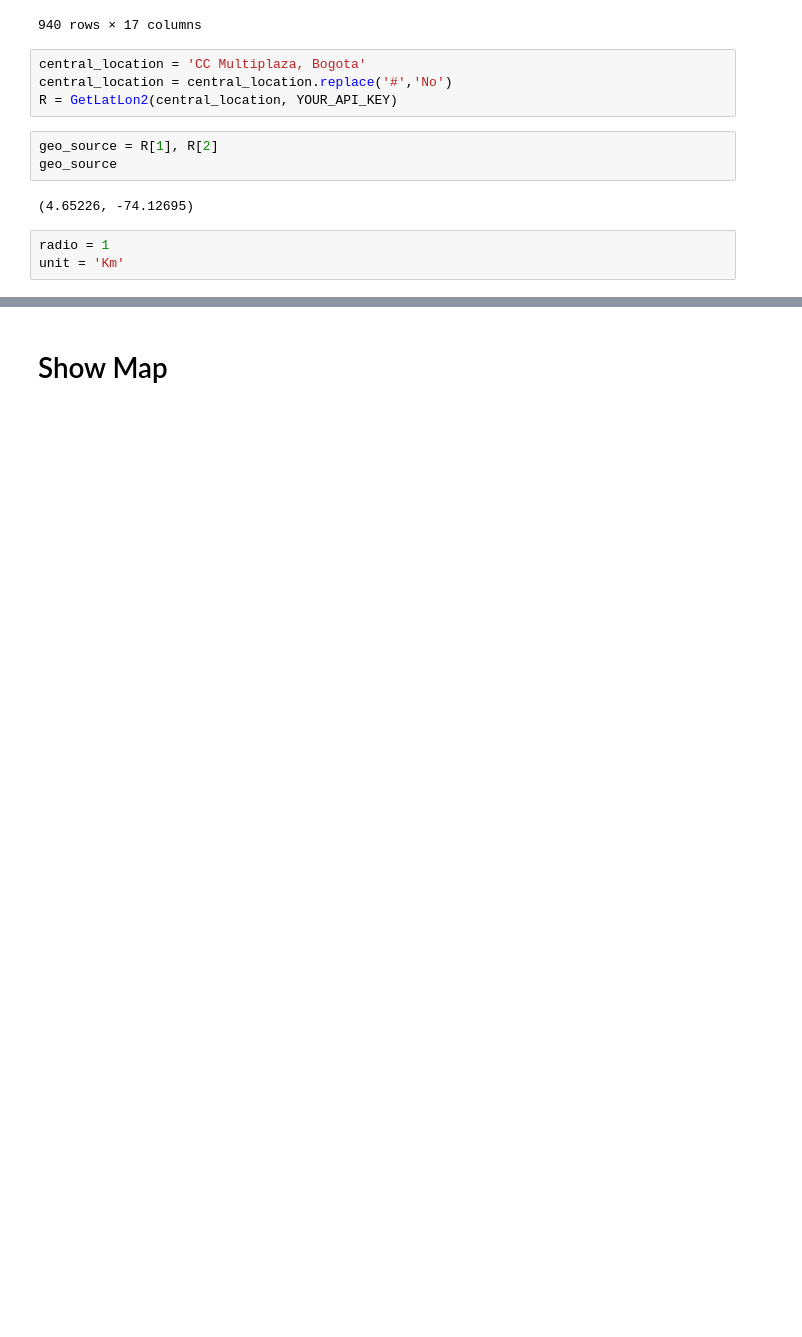
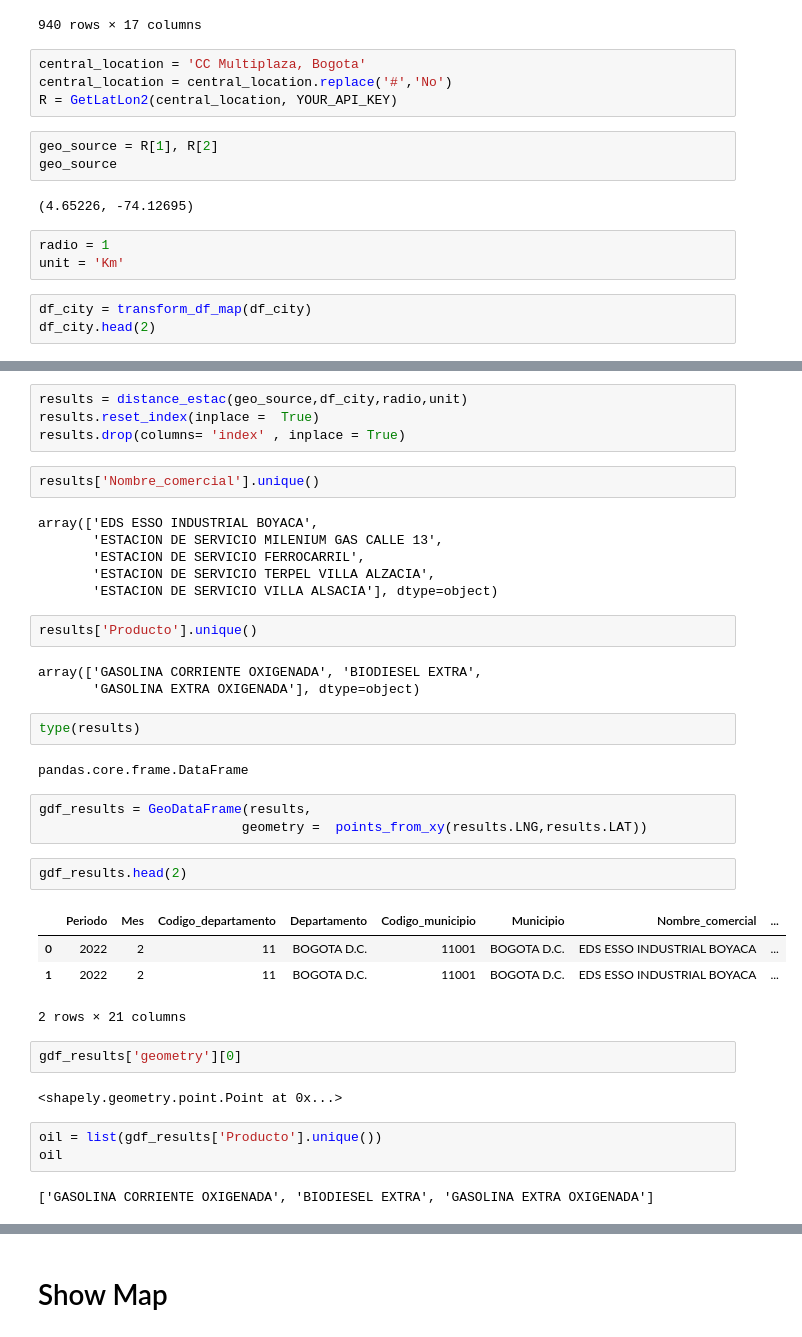
Before and after one commit to GONZALOSALAS28/porfolio-data-engineering, a Jupyter notebook: projects/streamlit/Oil_Stations_Map.ipynb, the cells around one changed output, grey strips where cells are left out. Cells and saved outputs as stored; diff of their text form; blank space fills up the shorter version.

```diff
--- a/projects/streamlit/Oil_Stations_Map.ipynb
+++ b/projects/streamlit/Oil_Stations_Map.ipynb
@@ -271,3 +271,6 @@ geo_source
 # %%
 radio = 1
 unit = 'Km'
+# %%
+df_city = transform_df_map(df_city)
+df_city.head(2)
@@ -273,0 +281,40 @@ unit = 'Km'
+# %%
+results = distance_estac(geo_source,df_city,radio,unit)
+results.reset_index(inplace =  True)
+results.drop(columns= 'index' , inplace = True)
+# %%
+results['Nombre_comercial'].unique()
+# %% [output]
+array(['EDS ESSO INDUSTRIAL BOYACA',
+       'ESTACION DE SERVICIO MILENIUM GAS CALLE 13',
+       'ESTACION DE SERVICIO FERROCARRIL',
+       'ESTACION DE SERVICIO TERPEL VILLA ALZACIA',
+       'ESTACION DE SERVICIO VILLA ALSACIA'], dtype=object)
+# %%
+results['Producto'].unique()
+# %% [output]
+array(['GASOLINA CORRIENTE OXIGENADA', 'BIODIESEL EXTRA',
+       'GASOLINA EXTRA OXIGENADA'], dtype=object)
+# %%
+type(results)
+# %% [output]
+pandas.core.frame.DataFrame
+# %%
+gdf_results = GeoDataFrame(results,
+                          geometry =  points_from_xy(results.LNG,results.LAT))
+# %%
+gdf_results.head(2)
+# %% [output]
+|  | Periodo | Mes | Codigo_departamento | Departamento | Codigo_municipio | Municipio | Nombre_comercial | ... |
+| 0 | 2022 | 2 | 11 | BOGOTA D.C. | 11001 | BOGOTA D.C. | EDS ESSO INDUSTRIAL BOYACA | ... |
+| 1 | 2022 | 2 | 11 | BOGOTA D.C. | 11001 | BOGOTA D.C. | EDS ESSO INDUSTRIAL BOYACA | ... |
+2 rows × 21 columns
+# %%
+gdf_results['geometry'][0]
+# %% [output]
+<shapely.geometry.point.Point at 0x...>
+# %%
+oil = list(gdf_results['Producto'].unique())
+oil
+# %% [output]
+['GASOLINA CORRIENTE OXIGENADA', 'BIODIESEL EXTRA', 'GASOLINA EXTRA OXIGENADA']
```
Also changed, not shown: parts of 7 cells of this notebook.
